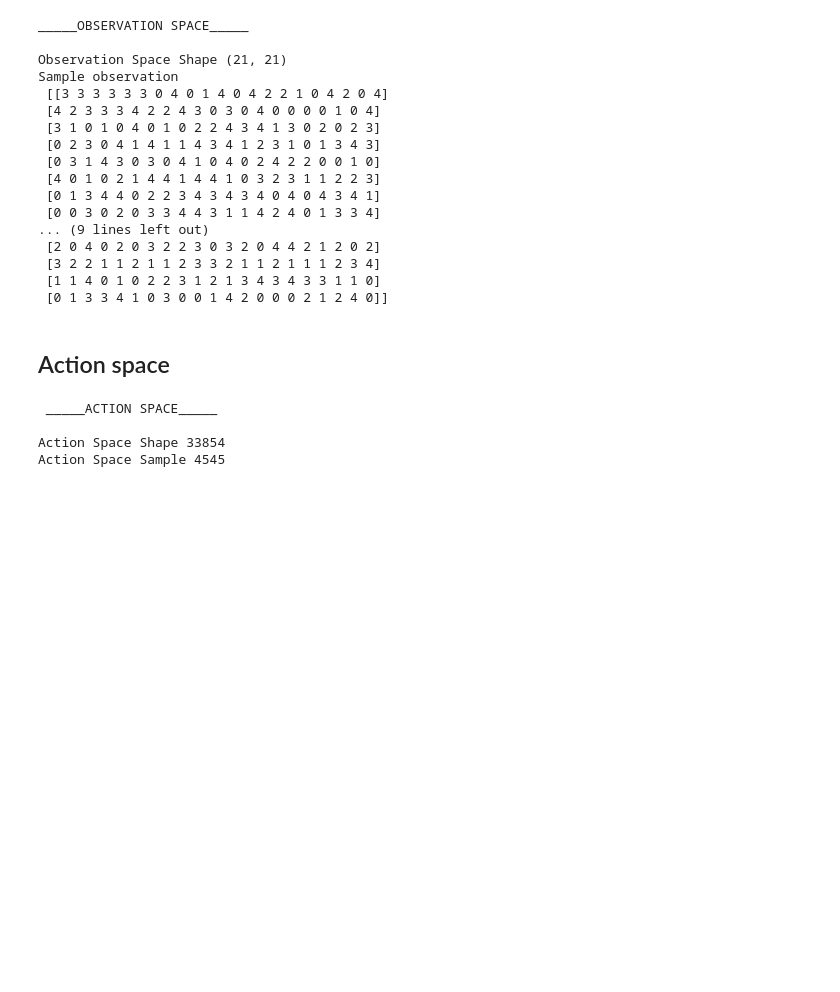
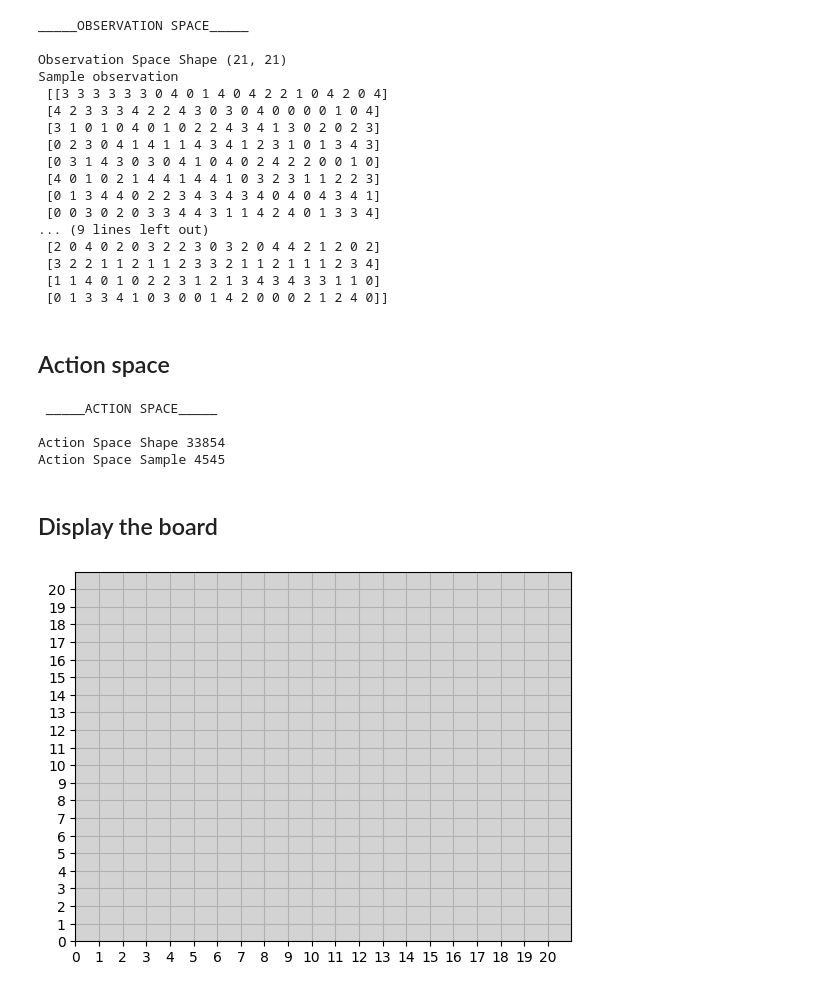
Before and after one commit to KubiakJakub01/Blokus-RL, a Jupyter notebook: src/notebooks/blokus_board.ipynb, the cells around one changed output. Cells and saved outputs as stored; diff of their text form; code cells hidden in the pictures; blank space fills up the shorter version.

Commit message:
Show board

```diff
--- a/src/notebooks/blokus_board.ipynb
+++ b/src/notebooks/blokus_board.ipynb
@@ -170,3 +170,11 @@ print("Action Space Sample", env.action_space.sample()) # Take a random action
 
 Action Space Shape 33854
 Action Space Sample 4545
+# %% [markdown]
+## Display the board
+# %%
+# display the board
+env.reset()
+env.render()
+# %% [output]
+[figure, added]
```
